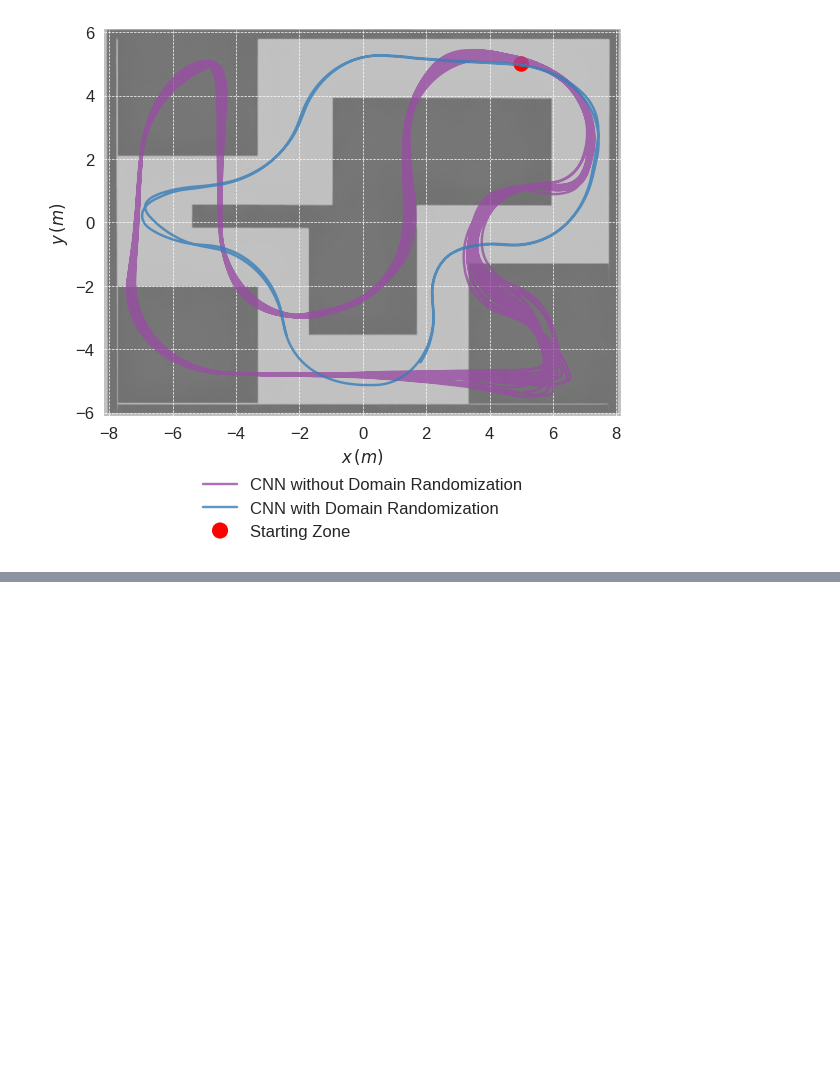
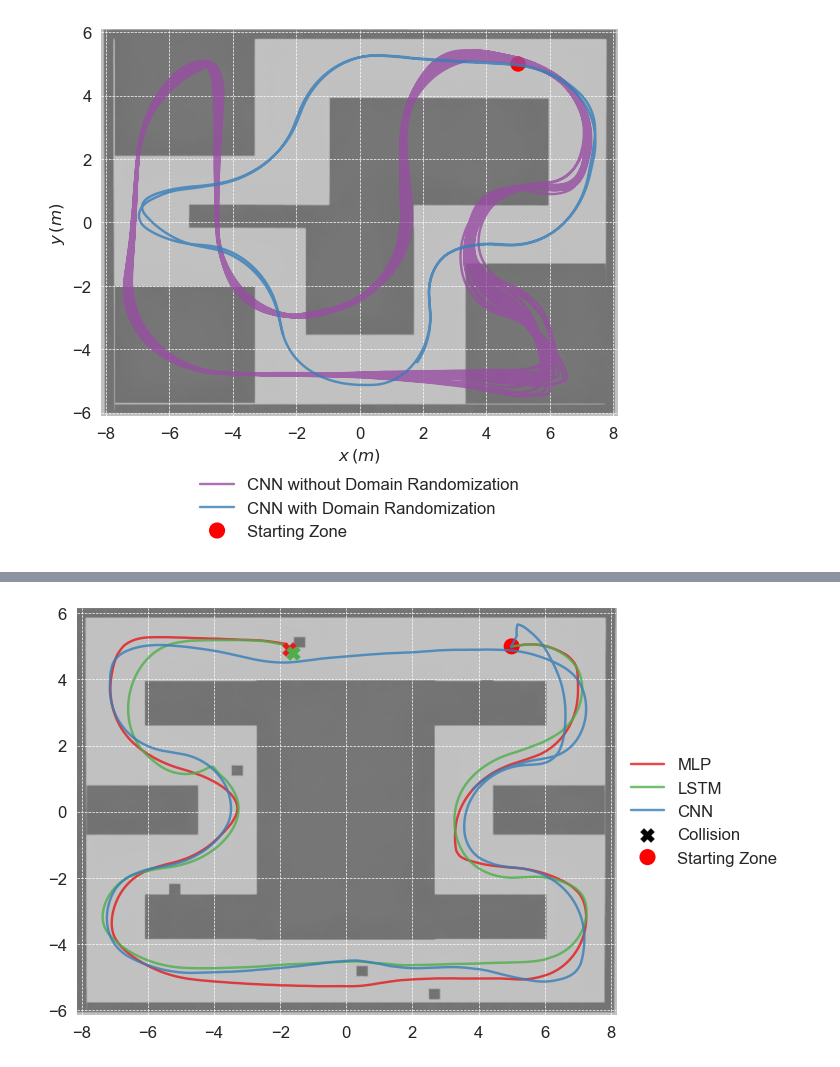
Before and after one commit to Lukas-Malthe-MSc/data-analysis, a Jupyter notebook: states_plotting.ipynb, the cells around one changed output, grey strips where cells are left out. Cells and saved outputs as stored; diff of their text form; code cells hidden in the pictures; blank space fills up the shorter version.

```diff
--- a/states_plotting.ipynb
+++ b/states_plotting.ipynb
@@ -734,0 +1165,24 @@ plt.show()
+# %%
+# Plot for Track 1
+data_files_1 = ['data/pos_data_MLP_test_track_1_with_fixed_obstacles.npy',
+                'data/pos_data_LSTM_test_track_1_with_fixed_obstacles.npy',
+                'data/pos_data_CNN_test_track_1_with_fixed_obstacles.npy']
+
+
+# Dictionary to store the step ranges for each model
+step_ranges1 = {
+    'MLP': [0, 570],
+    'LSTM': [0, 575],
+    'CNN': [0, 700]
+}
+
+end_markers1 = {
+    'MLP': True,
+    'LSTM': True,
+    'CNN': False
+}
+
+
+create_plot(data_files_1, 'images/test_track_1_obstacles.png', ['MLP', 'LSTM', 'CNN'], colors, 'Test Track 1', step_ranges1, end_markers1)
+# %% [output]
+[figure, added]
```
Also changed, not shown: parts of 14 cells of this notebook, 4 other files.
